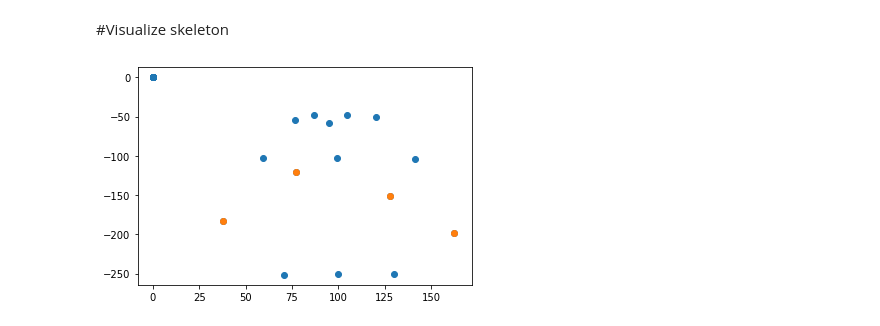
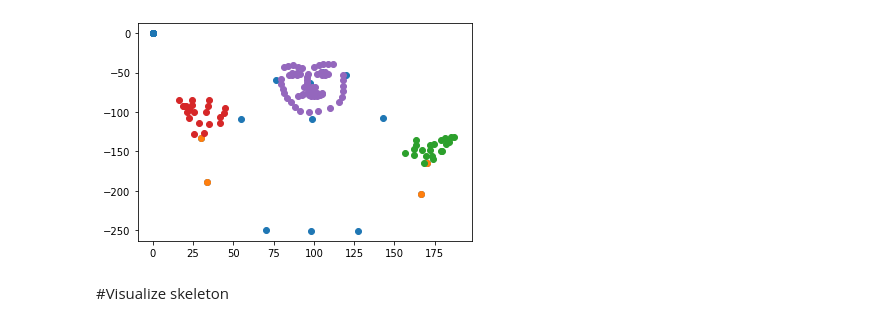
Before and after one commit to lwj2018/SLR, a Jupyter notebook: scripts/try_json.ipynb, the cells around one changed output. Saved outputs shown, nothing was run; the diff lists cells and outputs as text; code cells hidden in the pictures.

Commit message:
20200301 skeleton run version

```diff
--- a/scripts/try_json.ipynb
+++ b/scripts/try_json.ipynb
@@ -1,21 +1,25 @@
 # %%
 import json
 import numpy
-skeletonDict = json.load(open("01April_2010_Thursday_heute_default-0/01April_2010_Thursday_heute.avi_pid0_fn000020-0.json",'rb'))
+skeletonDict = json.load(open("01April_2010_Thursday_heute_default-0/01April_2010_Thursday_heute.avi_pid0_fn000026-0.json",'rb'))
 bodySkeleton = numpy.array(skeletonDict['Body']).squeeze()
 faceSkeleton = numpy.array(skeletonDict['Face']).squeeze()
 leftHandSkeleton = numpy.array(skeletonDict['Left hand']).squeeze()
 rightHandSkeleton = numpy.array(skeletonDict['Right hand']).squeeze()
 mat = numpy.concatenate([bodySkeleton, faceSkeleton, leftHandSkeleton, rightHandSkeleton],0)
+
+import matplotlib.pyplot as plt
+plt.scatter(bodySkeleton[:,0],-bodySkeleton[:,1])
+plt.scatter(mat[[3,4,6,7],0],-mat[[3,4,6,7],1])
+plt.scatter(leftHandSkeleton[:,0],-leftHandSkeleton[:,1])
+plt.scatter(rightHandSkeleton[:,0],-rightHandSkeleton[:,1])
+plt.scatter(faceSkeleton[:,0],-faceSkeleton[:,1])
+
+plt.show()
+# %% [output]
+[figure, added]
 # %% [markdown]
 #Visualize skeleton
-# %%
-import matplotlib.pyplot as plt
-plt.scatter(bodySkeleton[:,0],-bodySkeleton[:,1])
-plt.scatter(bodySkeleton[[3,4,6,7],0],-bodySkeleton[[3,4,6,7],1])
-plt.show()
-# %% [output]
-[figure, removed]
 # %%
 import matplotlib.pyplot as plt
 plt.scatter(mat[:,0],-mat[:,1])
```
Also changed, not shown: parts of 2 cells of this notebook, 2 other files.
